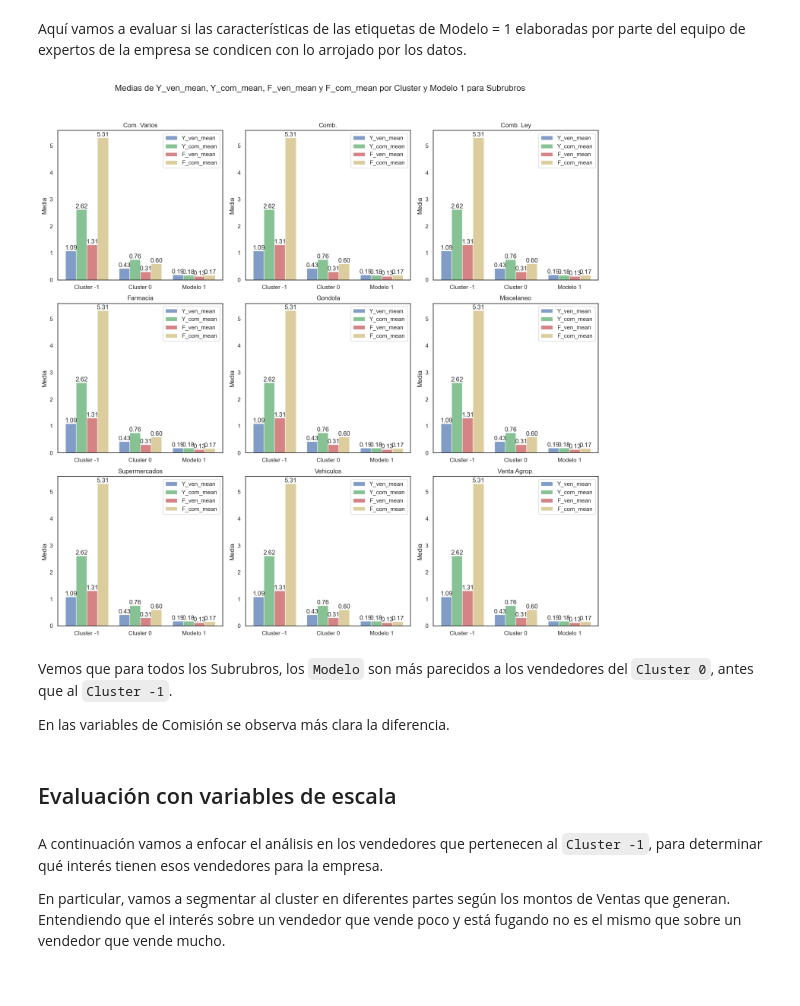
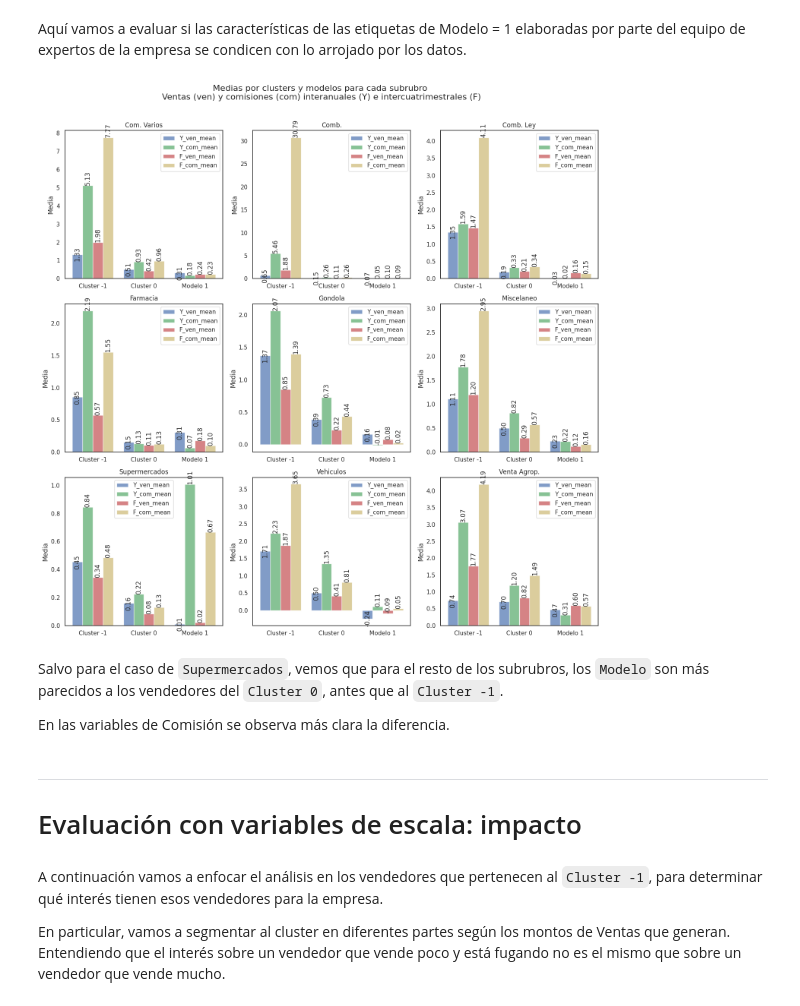
Before and after one commit to Cheva94/Diplo_M16, a Jupyter notebook: notebooks/tp3_clustering4.ipynb, the cells around one changed output. Drawn from its saved outputs; the diff is of its cells as text; code cells hidden in the pictures.

```diff
--- a/notebooks/tp3_clustering4.ipynb
+++ b/notebooks/tp3_clustering4.ipynb
@@ -595,54 +603,65 @@ Aquí vamos a evaluar si las características de las etiquetas de Modelo = 1 ela
 subrubros = final['Subrubro'].unique()
 
 fig, axes = plt.subplots(3, 3, figsize=(15, 15))
-fig.suptitle('Medias de Y_ven_mean, Y_com_mean, F_ven_mean y F_com_mean por Cluster y Modelo 1 para Subrubros', fontsize=16)
+fig.suptitle('Medias por clusters y modelos para cada subrubro\n Ventas (ven) y comisiones (com) interanuales (Y) e intercuatrimestrales (F)', fontsize=16)
 
 for i, subrubro in enumerate(subrubros):
     row = i // 3
     col = i % 3
 
-    media_ven = final[(final['Subrubro'] == subrubro)]['Y_ven_mean'].mean()
-    media_com = final[(final['Subrubro'] == subrubro)]['Y_com_mean'].mean()
-    media_fen = final[(final['Subrubro'] == subrubro)]['F_ven_mean'].mean()
-    media_fcom = final[(final['Subrubro'] == subrubro)]['F_com_mean'].mean()
+    media_cluster_minus_1_ven = final[(final['Cluster'] == -1) & (final['Subrubro'] == subrubro)]['Y_ven_mean'].mean()
+    media_cluster_minus_1_com = final[(final['Cluster'] == -1) & (final['Subrubro'] == subrubro)]['Y_com_mean'].mean()
+    media_cluster_minus_1_fen = final[(final['Cluster'] == -1) & (final['Subrubro'] == subrubro)]['F_ven_mean'].mean()
+    media_cluster_minus_1_fcom = final[(final['Cluster'] == -1) & (final['Subrubro'] == subrubro)]['F_com_mean'].mean()
+
+    media_cluster_0_ven = final[(final['Cluster'] == 0) & (final['Subrubro'] == subrubro)]['Y_ven_mean'].mean()
+    media_cluster_0_com = final[(final['Cluster'] == 0) & (final['Subrubro'] == subrubro)]['Y_com_mean'].mean()
+    media_cluster_0_fen = final[(final['Cluster'] == 0) & (final['Subrubro'] == subrubro)]['F_ven_mean'].mean()
+    media_cluster_0_fcom = final[(final['Cluster'] == 0) & (final['Subrubro'] == subrubro)]['F_com_mean'].mean()
+
+    media_modelo_1_ven = final[(final['Modelo'] == 1) & (final['Subrubro'] == subrubro)]['Y_ven_mean'].mean()
+    media_modelo_1_com = final[(final['Modelo'] == 1) & (final['Subrubro'] == subrubro)]['Y_com_mean'].mean()
+    media_modelo_1_fen = final[(final['Modelo'] == 1) & (final['Subrubro'] == subrubro)]['F_ven_mean'].mean()
+    media_modelo_1_fcom = final[(final['Modelo'] == 1) & (final['Subrubro'] == subrubro)]['F_com_mean'].mean()
 
     grupos = ['Cluster -1', 'Cluster 0', 'Modelo 1']
     medias_ven = [media_cluster_minus_1_ven, media_cluster_0_ven, media_modelo_1_ven]
     medias_com = [media_cluster_minus_1_com, media_cluster_0_com, media_modelo_1_com]
     medias_fen = [media_cluster_minus_1_fen, media_cluster_0_fen, media_modelo_1_fen]
     medias_fcom = [media_cluster_minus_1_fcom, media_cluster_0_fcom, media_modelo_1_fcom]
 
     bar_width = 0.2
     index = np.arange(len(grupos))
 
     axes[row, col].bar(index, medias_ven, bar_width, label='Y_ven_mean', color='b', alpha=0.7)
     axes[row, col].bar(index + bar_width, medias_com, bar_width, label='Y_com_mean', color='g', alpha=0.7)
     axes[row, col].bar(index + 2 * bar_width, medias_fen, bar_width, label='F_ven_mean', color='r', alpha=0.7)
     axes[row, col].bar(index + 3 * bar_width, medias_fcom, bar_width, label='F_com_mean', color='y', alpha=0.7)
 
     axes[row, col].set_ylabel('Media')
     axes[row, col].set_title(f'{subrubro}')
     axes[row, col].set_xticks(index + 1.5 * bar_width)
     axes[row, col].set_xticklabels(grupos)
     axes[row, col].legend()
 
     for j in range(len(grupos)):
-        axes[row, col].text(index[j], medias_ven[j], f'{medias_ven[j]:.2f}', ha='center', va='bottom')
-        axes[row, col].text(index[j] + bar_width, medias_com[j], f'{medias_com[j]:.2f}', ha='center', va='bottom')
-        axes[row, col].text(index[j] + 2 * bar_width, medias_fen[j], f'{medias_fen[j]:.2f}', ha='center', va='bottom')
-        axes[row, col].text(index[j] + 3 * bar_width, medias_fcom[j], f'{medias_fcom[j]:.2f}', ha='center', va='bottom')
+        axes[row, col].text(index[j], medias_ven[j], f'{medias_ven[j]:.2f}', ha='center', va='center', rotation = 90, transform_rotates_text = True)
+        axes[row, col].text(index[j] + bar_width, medias_com[j], f'{medias_com[j]:.2f}', ha='center', va='bottom', rotation = 90, transform_rotates_text = True)
+        axes[row, col].text(index[j] + 2 * bar_width, medias_fen[j], f'{medias_fen[j]:.2f}', ha='center', va='bottom', rotation = 90, transform_rotates_text = True)
+        axes[row, col].text(index[j] + 3 * bar_width, medias_fcom[j], f'{medias_fcom[j]:.2f}', ha='center', va='bottom', rotation = 90, transform_rotates_text = True)
 
 plt.tight_layout()
 plt.subplots_adjust(top=0.9)
 plt.show()
 # %% [output]
-[figure, old version]
+[figure, new version]
 # %% [markdown]
-Vemos que para todos los Subrubros, los `Modelo` son más parecidos a los vendedores del `Cluster 0`, antes que al `Cluster -1`.
+Salvo para el caso de `Supermercados`, vemos que para el resto de los subrubros, los `Modelo` son más parecidos a los vendedores del `Cluster 0`, antes que al `Cluster -1`.
 
 En las variables de Comisión se observa más clara la diferencia.
 # %% [markdown]
-## Evaluación con variables de escala
+---
+# Evaluación con variables de escala: impacto
 # %% [markdown]
 A continuación vamos a enfocar el análisis en los vendedores que pertenecen al `Cluster -1`, para determinar qué interés tienen esos vendedores para la empresa.
 
```
Also changed, not shown: parts of 17 cells of this notebook, 6 other files.
